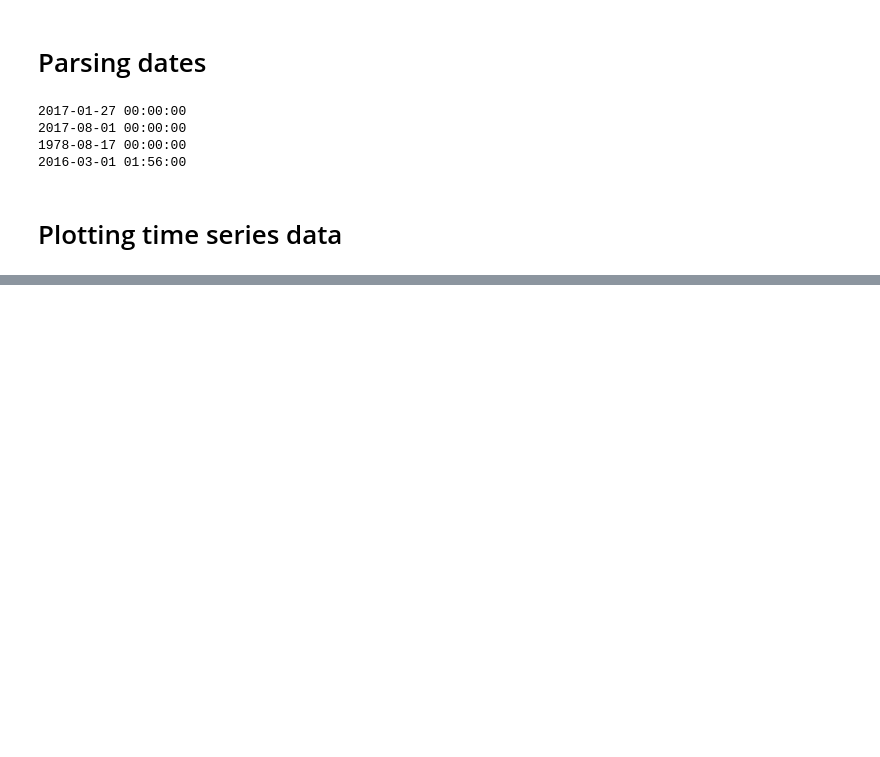
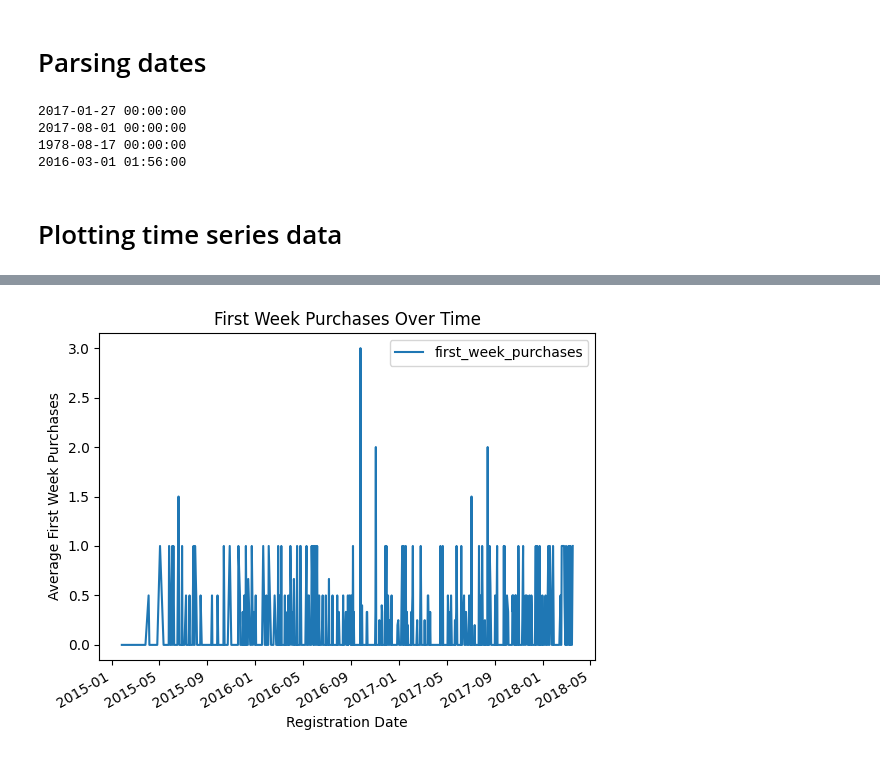
Before and after one commit to kiranbele11/Customer-Analytics-A-B-Testing, a Jupyter notebook: ab-testing.ipynb, the cells around one changed output, grey strips where cells are left out. Saved outputs shown, nothing was run; the diff lists cells and outputs as text; code cells hidden in the pictures; blank space fills up the shorter version.

```diff
--- a/ab-testing.ipynb
+++ b/ab-testing.ipynb
@@ -107,6 +105,8 @@ calculating the average amount paid per purchase within a user's first 28 days u
 
 This KPI can provide a sense of the popularity of different in-app purchase price points to users within their first month.
 # %%
+Purchase_data['reg_date'] = pd.to_datetime(Purchase_data['reg_date'], errors='coerce')
+
 # Define the current date
 current_date = datetime.now()  # or use a specific date, e.g., datetime(2023, 10, 1)
 
@@ -203,0 +183,13 @@ Name: first_week_purchases, Length: 1322, dtype: int64
+# %%
+# Ensure 'date' and 'reg_date' are datetime objects
+Purchase_data['date'] = pd.to_datetime(Purchase_data['date'], errors='coerce')
+Purchase_data['reg_date'] = pd.to_datetime(Purchase_data['reg_date'], errors='coerce')
+
+# Add a column to indicate first-week purchases (1 if within 7 days, else 0)
+Purchase_data['first_week_purchases'] = (
+    (Purchase_data['date'] >= Purchase_data['reg_date']) &
+    (Purchase_data['date'] <= Purchase_data['reg_date'] + pd.Timedelta(days=7))
+).astype(int)
+
+# Verify the column creation
+print(Purchase_data.head())
@@ -203,0 +210,20 @@ Name: first_week_purchases, Length: 1322, dtype: int64
+# %%
+# Group the data and aggregate first_week_purchases
+user_purchases = Purchase_data.groupby(by=['reg_date', 'uid']).agg({'first_week_purchases': ['sum']})
+
+# Reset the indexes
+user_purchases.columns = user_purchases.columns.droplevel(level=1)
+user_purchases.reset_index(inplace=True)
+
+# Find the average number of purchases per day by first-week users
+user_purchases = user_purchases.groupby(by=['reg_date']).agg({'first_week_purchases': ['mean']})
+user_purchases.columns = user_purchases.columns.droplevel(level=1)
+user_purchases.reset_index(inplace=True)
+
+# Plot the results
+user_purchases.plot(x='reg_date', y='first_week_purchases', kind='line', title='First Week Purchases Over Time')
+plt.xlabel("Registration Date")
+plt.ylabel("Average First Week Purchases")
+plt.show()
+# %% [output]
+[figure, added]
```
Also changed, not shown: parts of 3 cells of this notebook.
